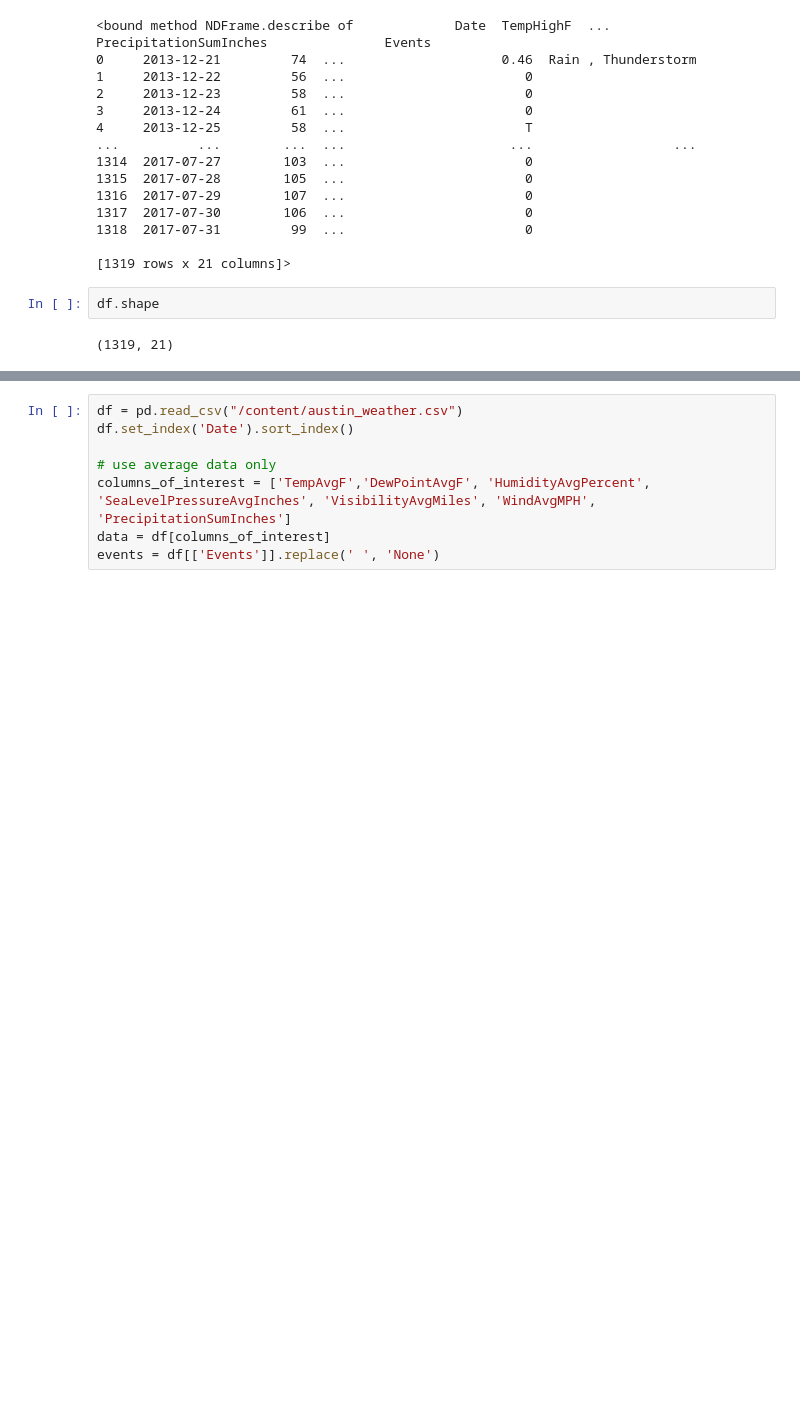
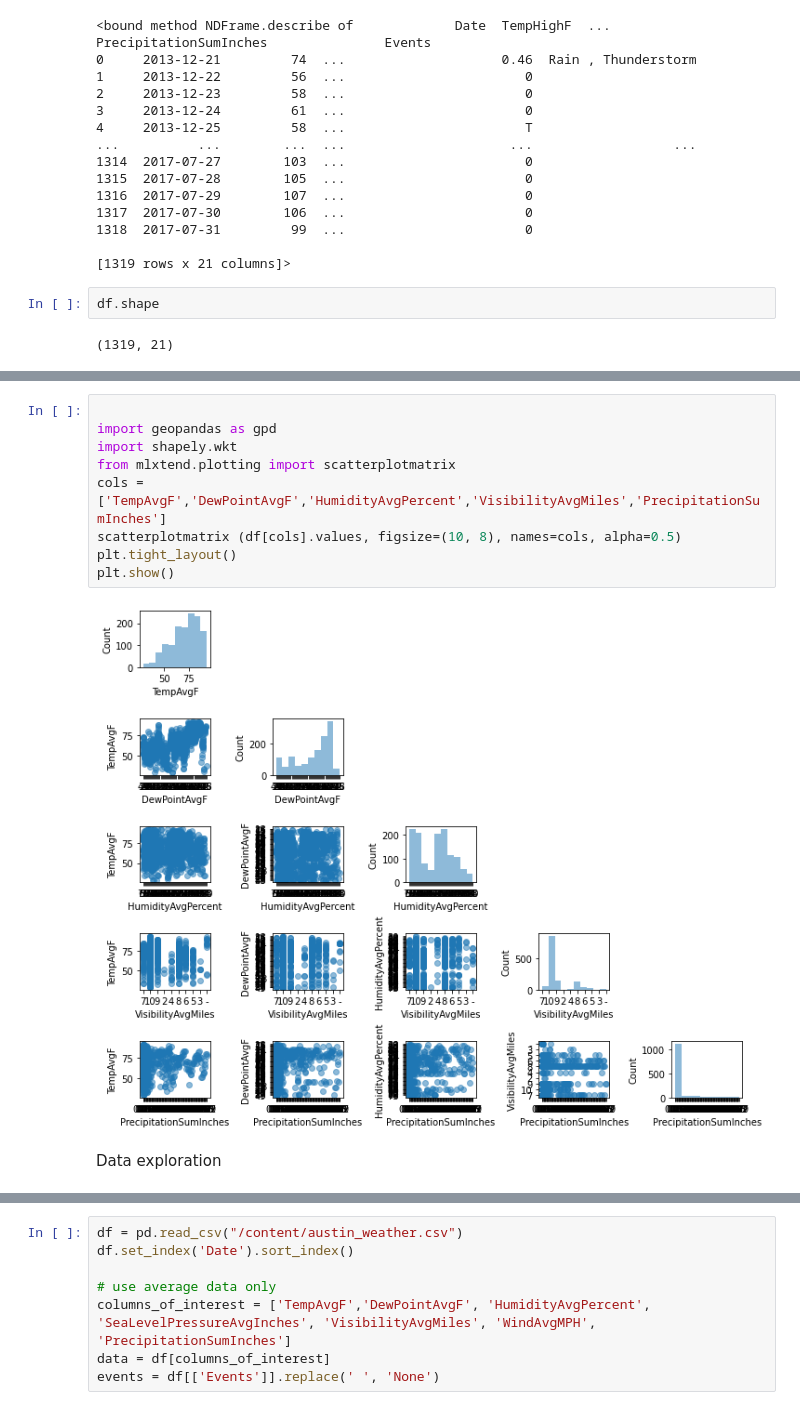
Before and after one commit to Muluemeb/My-Assignment, a Jupyter notebook: Untitled39.ipynb, the cells around one changed output, grey strips where cells are left out. Saved outputs shown, nothing was run; the diff lists cells and outputs as text; blank space fills up the shorter version.

```diff
--- a/Untitled39.ipynb
+++ b/Untitled39.ipynb
@@ -30,0 +97,13 @@ df.shape
+# %%
+
+import geopandas as gpd
+import shapely.wkt
+from mlxtend.plotting import scatterplotmatrix
+cols = ['TempAvgF','DewPointAvgF','HumidityAvgPercent','VisibilityAvgMiles','PrecipitationSumInches']
+scatterplotmatrix (df[cols].values, figsize=(10, 8), names=cols, alpha=0.5)
+plt.tight_layout()
+plt.show()
+# %% [output]
+[figure, added]
+# %% [markdown]
+Data exploration
```
Also changed, not shown: parts of 25 cells of this notebook.
